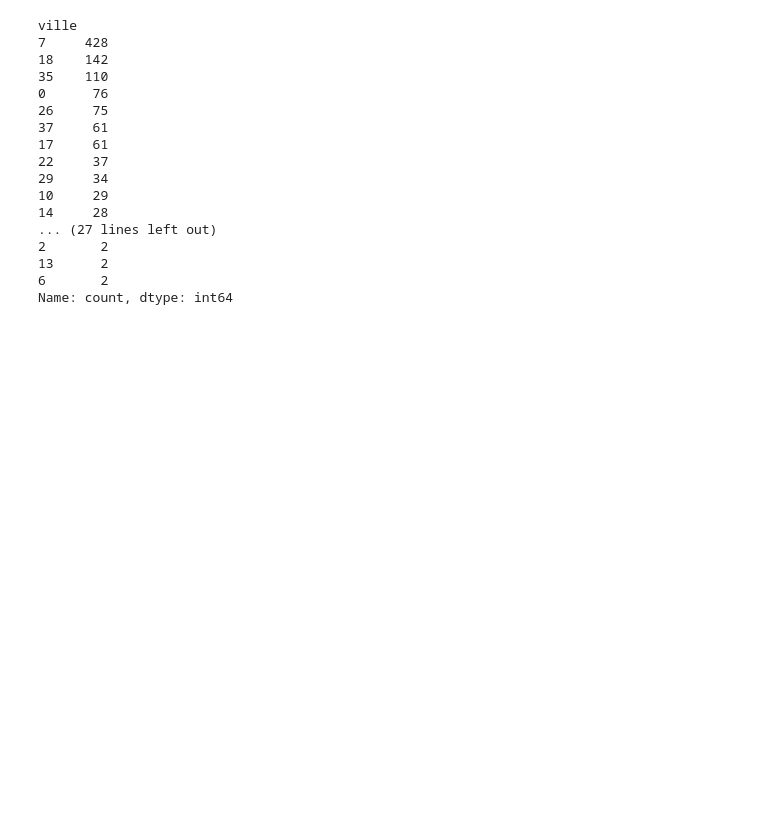
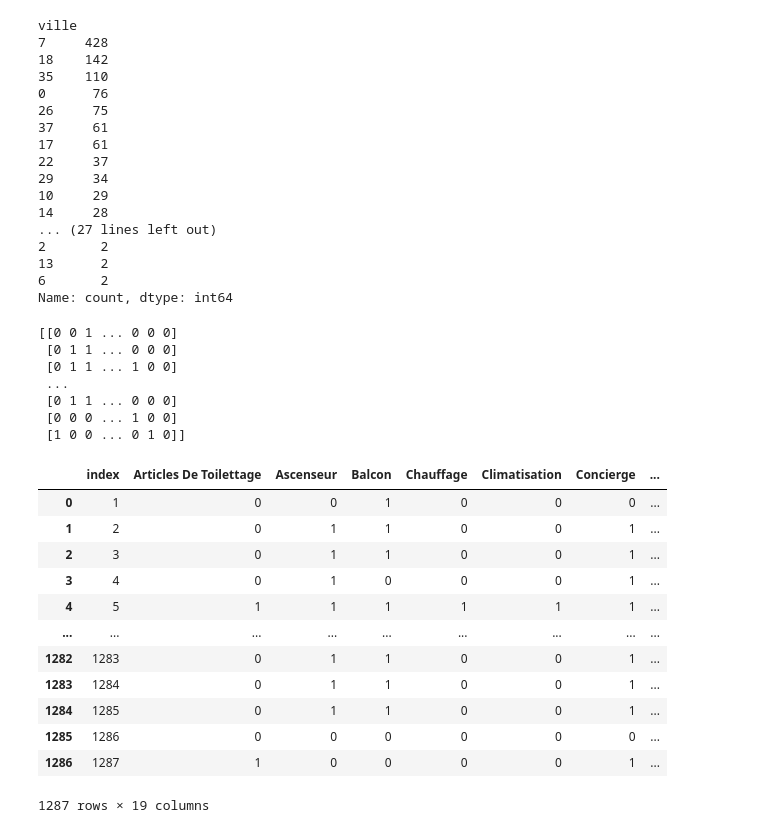
Before and after one commit to rahiqi-al/machine-learning-, a Jupyter notebook: test.ipynb, the cells around one changed output. Drawn from its saved outputs; the diff is of its cells as text; code cells hidden in the pictures; blank space fills up the shorter version.

```diff
--- a/test.ipynb
+++ b/test.ipynb
@@ -465,3 +465,37 @@ ville
 13      2
 6       2
 Name: count, dtype: int64
+# %%
+from sklearn.preprocessing import MultiLabelBinarizer
+
+df[config.column_equipement[1]]=df[config.column_equipement[1]].apply(lambda x : x.split(","))
+
+mlb = MultiLabelBinarizer()
+encoded_columns = mlb.fit_transform(df[config.column_equipement[1]])
+
+print(encoded_columns)
+
+df_encoded_columns = pd.DataFrame(encoded_columns,columns=mlb.classes_).reset_index()
+df_encoded_columns['index']=df_encoded_columns['index'] + 1
+display(df_encoded_columns)
+# %% [output]
+[[0 0 1 ... 0 0 0]
+ [0 1 1 ... 0 0 0]
+ [0 1 1 ... 1 0 0]
+ ...
+ [0 1 1 ... 0 0 0]
+ [0 0 0 ... 1 0 0]
+ [1 0 0 ... 0 1 0]]
+|  | index | Articles De Toilettage | Ascenseur | Balcon | Chauffage | Climatisation | Concierge | ... |
+| 0 | 1 | 0 | 0 | 1 | 0 | 0 | 0 | ... |
+| 1 | 2 | 0 | 1 | 1 | 0 | 0 | 1 | ... |
+| 2 | 3 | 0 | 1 | 1 | 0 | 0 | 1 | ... |
+| 3 | 4 | 0 | 1 | 0 | 0 | 0 | 1 | ... |
+| 4 | 5 | 1 | 1 | 1 | 1 | 1 | 1 | ... |
+| ... | ... | ... | ... | ... | ... | ... | ... | ... |
+| 1282 | 1283 | 0 | 1 | 1 | 0 | 0 | 1 | ... |
+| 1283 | 1284 | 0 | 1 | 1 | 0 | 0 | 1 | ... |
+| 1284 | 1285 | 0 | 1 | 1 | 0 | 0 | 1 | ... |
+| 1285 | 1286 | 0 | 0 | 0 | 0 | 0 | 0 | ... |
+| 1286 | 1287 | 1 | 0 | 0 | 0 | 0 | 1 | ... |
+1287 rows × 19 columns
```
Also changed, not shown: parts of 14 cells of this notebook, 3 other files.
